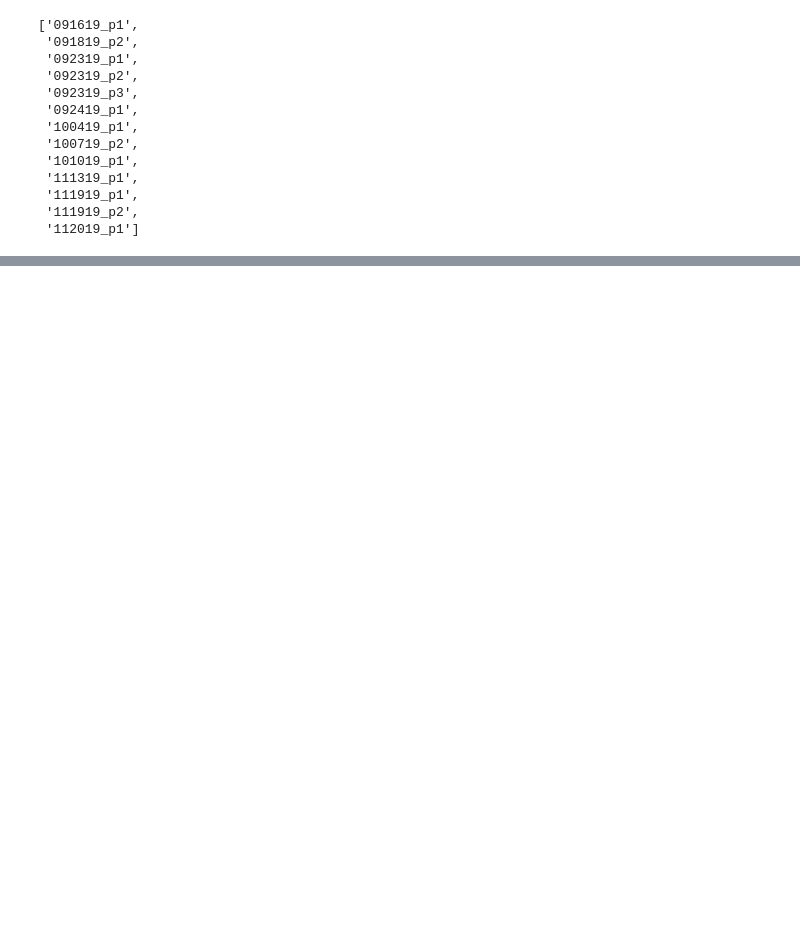
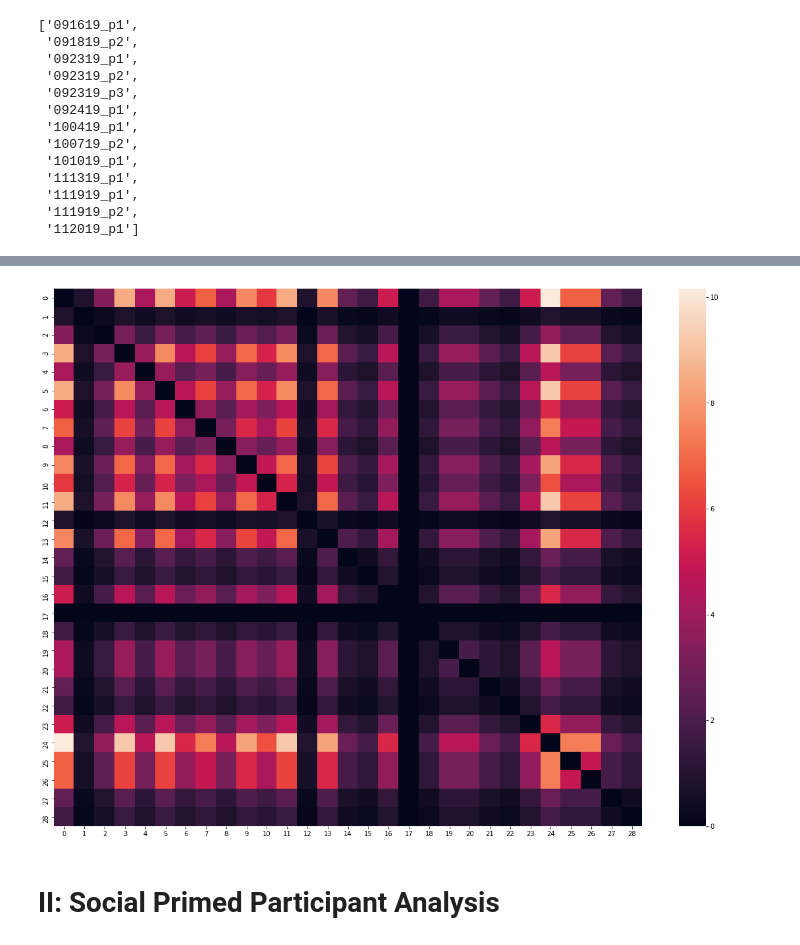
Before and after one commit to reblando/data_analysis_ebs, a Jupyter notebook: analysis of free recall scored - story 43.ipynb, the cells around one changed output, grey strips where cells are left out. Saved outputs shown, nothing was run; the diff lists cells and outputs as text; code cells hidden in the pictures; blank space fills up the shorter version.

```diff
--- a/analysis of free recall scored - story 43.ipynb
+++ b/analysis of free recall scored - story 43.ipynb
@@ -220,10 +94,0 @@ plt.show()
-# %%
-#Part 4.2 Make the null dependency matrix for social primed responses
-soc_null_dep_matrix = np.zeros((sents, sents))
-for i in range(sents):
-    for j in range(i+1, sents):
-        soc_null_dep_matrix[i,j] = soc_dep_matrix[i,i] * soc_dep_matrix[j,j]/subj
-soc_null_dep_matrix = soc_null_dep_matrix + soc_null_dep_matrix.T
-plt.subplots(figsize=(20,15))
-heatmap = sb.heatmap(soc_null_dep_matrix)
-plt.show()
@@ -271,0 +132,19 @@ story_boundaries['43'][,1]
+# %%
+##Part 2: Make the matrix of just the counts of co occurrences of sentence mentions
+
+#make the empty sentence x sentence matrix
+dep_matrix = np.zeros((sents,sents))
+
+for i in range(sents):
+    for j in range(sents):
+        count = 0
+        for k in range(subj):
+            if subj_sent_m[k, i] == 1:
+                if subj_sent_m[k, j] == 1:
+                    count += 1
+        first_second_cooccurrence_sum = count
+        dep_matrix[i, j] = first_second_cooccurrence_sum
+
+plt.subplots(figsize=(20,15))
+heatmap = sb.heatmap(dep_matrix)
+plt.show()
@@ -271,0 +153,16 @@ story_boundaries['43'][,1]
+# %%
+##Part 3: Create the null dependency matrix where null_dep_matrix[i,j] = dep_matrix[i,i] * dep_matrix[j,j]
+
+null_dep_matrix = np.zeros((sents, sents))
+for i in range(sents):
+    for j in range(i+1, sents):
+        ##why am i dividing by subjects?
+        null_dep_matrix[i,j] = subj*dep_matrix[i,i]/subj * dep_matrix[j,j]/subj
+null_dep_matrix = null_dep_matrix + null_dep_matrix.T
+plt.subplots(figsize=(20,15))
+heatmap = sb.heatmap(null_dep_matrix)
+plt.show()
+# %% [output]
+[figure, added]
+# %% [markdown]
+# II: Social Primed Participant Analysis
```
Also changed, not shown: parts of 40 cells of this notebook, 6 other files.
